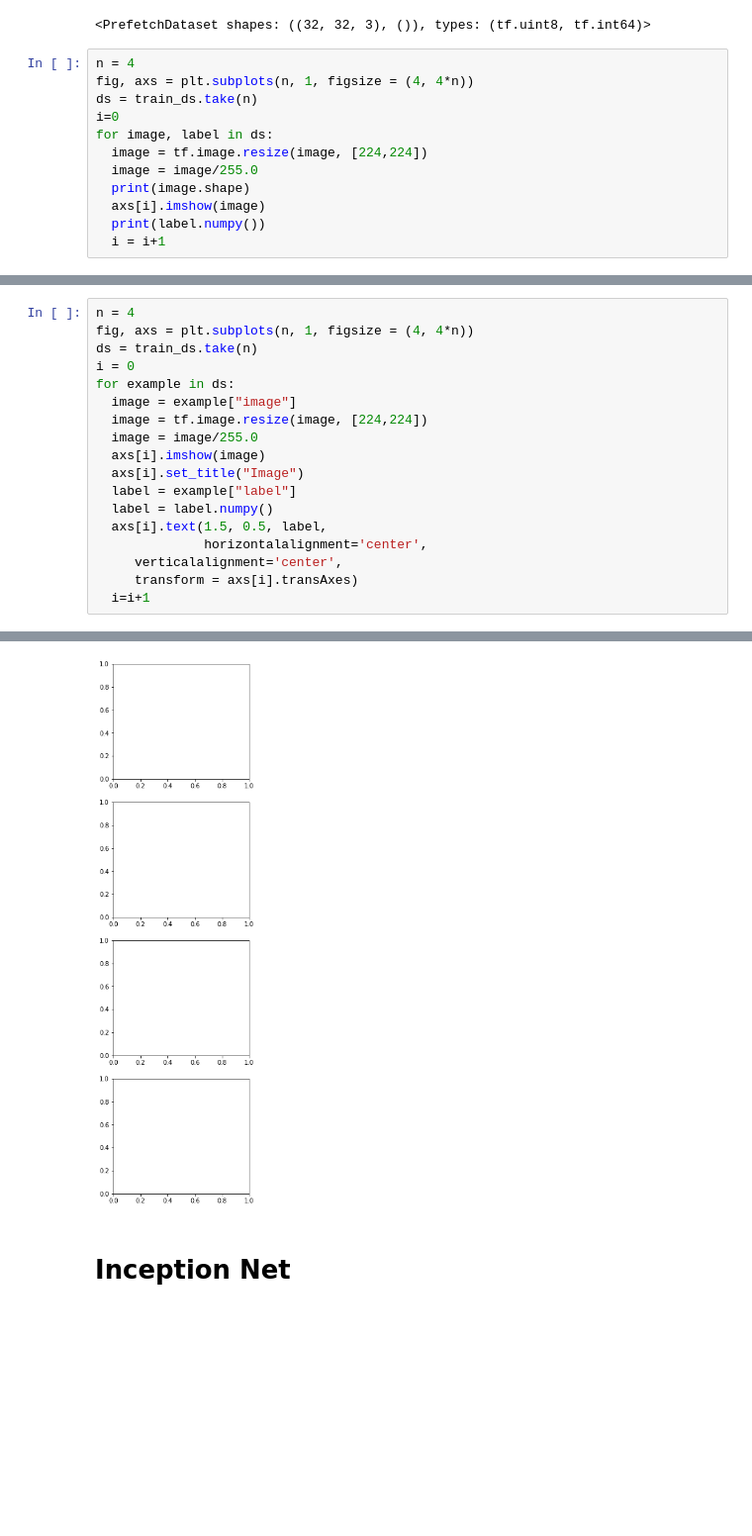
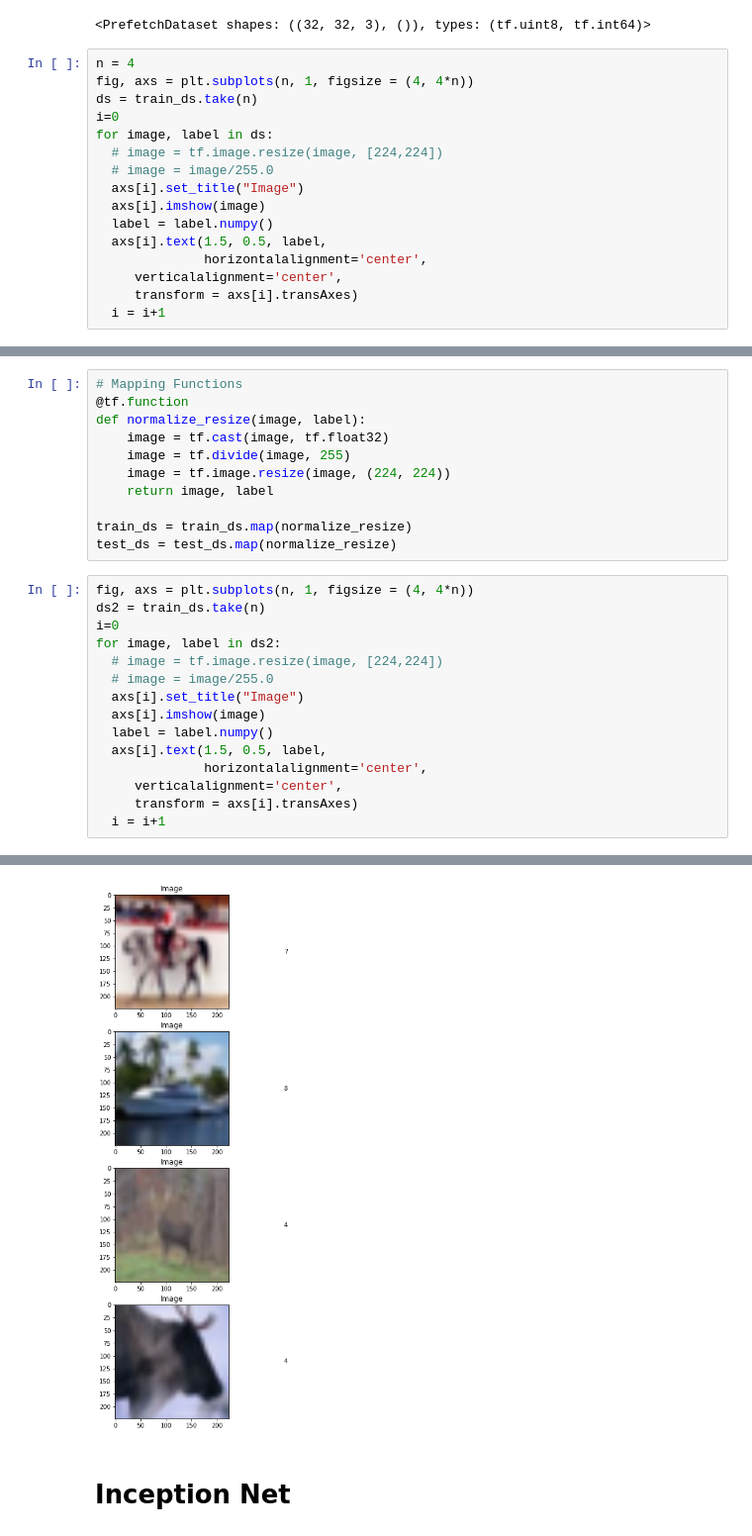
Before and after one commit to Aadit3003/GoogLeNet-implementation, a Jupyter notebook: InceptionNet.ipynb, the cells around one changed output, grey strips where cells are left out. Shown: that part at 99% size. Drawn from its saved outputs; the diff is of its cells as text; blank space fills up the shorter version.

```diff
--- a/InceptionNet.ipynb
+++ b/InceptionNet.ipynb
@@ -25,10 +25,14 @@ fig, axs = plt.subplots(n, 1, figsize = (4, 4*n))
 ds = train_ds.take(n)
 i=0
 for image, label in ds:
-  image = tf.image.resize(image, [224,224])
-  image = image/255.0
-  print(image.shape)
+  # image = tf.image.resize(image, [224,224])
+  # image = image/255.0
+  axs[i].set_title("Image")
   axs[i].imshow(image)
-  print(label.numpy())
+  label = label.numpy()
+  axs[i].text(1.5, 0.5, label,
+              horizontalalignment='center',
+     verticalalignment='center',
+     transform = axs[i].transAxes)
   i = i+1
 # %% [output]
@@ -44,19 +40,27 @@ for image, label in ds:
+# %%
+# Mapping Functions
+@tf.function
+def normalize_resize(image, label):
+    image = tf.cast(image, tf.float32)
+    image = tf.divide(image, 255)
+    image = tf.image.resize(image, (224, 224))
+    return image, label
+
+train_ds = train_ds.map(normalize_resize)
+test_ds = test_ds.map(normalize_resize)
 # %%
-n = 4
 fig, axs = plt.subplots(n, 1, figsize = (4, 4*n))
-ds = train_ds.take(n)
-i = 0
-for example in ds:
-  image = example["image"]
-  image = tf.image.resize(image, [224,224])
-  image = image/255.0
+ds2 = train_ds.take(n)
+i=0
+for image, label in ds2:
+  # image = tf.image.resize(image, [224,224])
+  # image = image/255.0
+  axs[i].set_title("Image")
   axs[i].imshow(image)
-  axs[i].set_title("Image")
-  label = example["label"]
   label = label.numpy()
   axs[i].text(1.5, 0.5, label,
               horizontalalignment='center',
      verticalalignment='center',
      transform = axs[i].transAxes)
-  i=i+1
+  i = i+1
 # %% [output]
@@ -64,4 +67,4 @@ TypeError: ignored
-[figure, old version]
+[figure, new version]
 # %% [markdown]
 # Inception Net
 # %%
```
Also changed, not shown: parts of 6 cells of this notebook.
